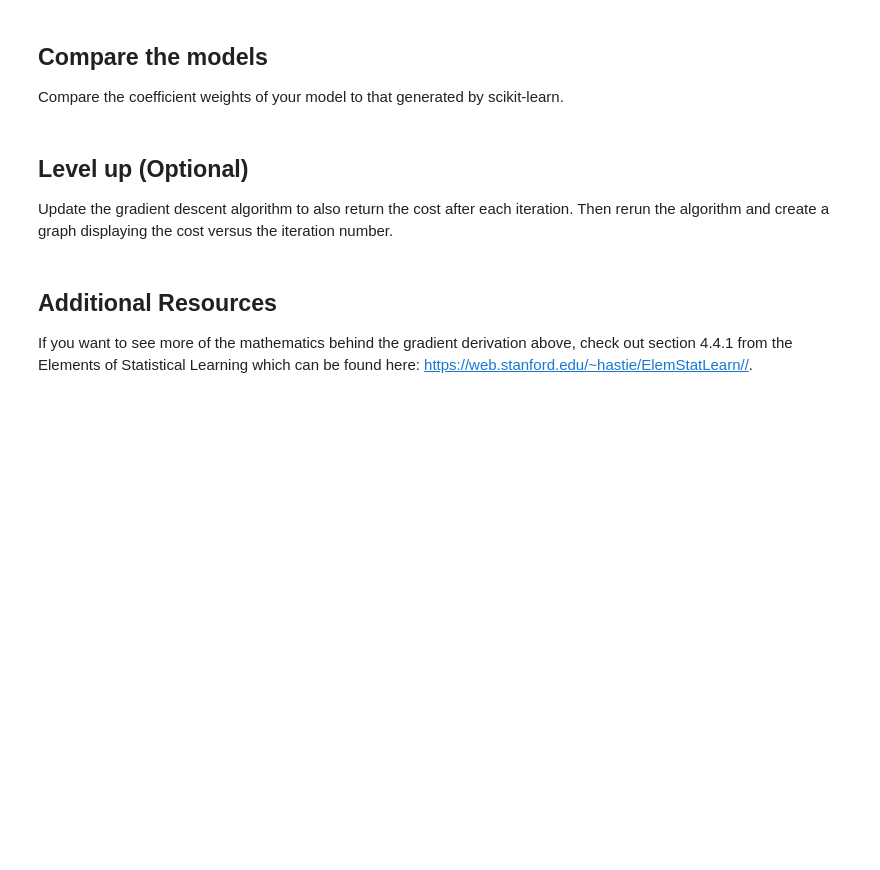
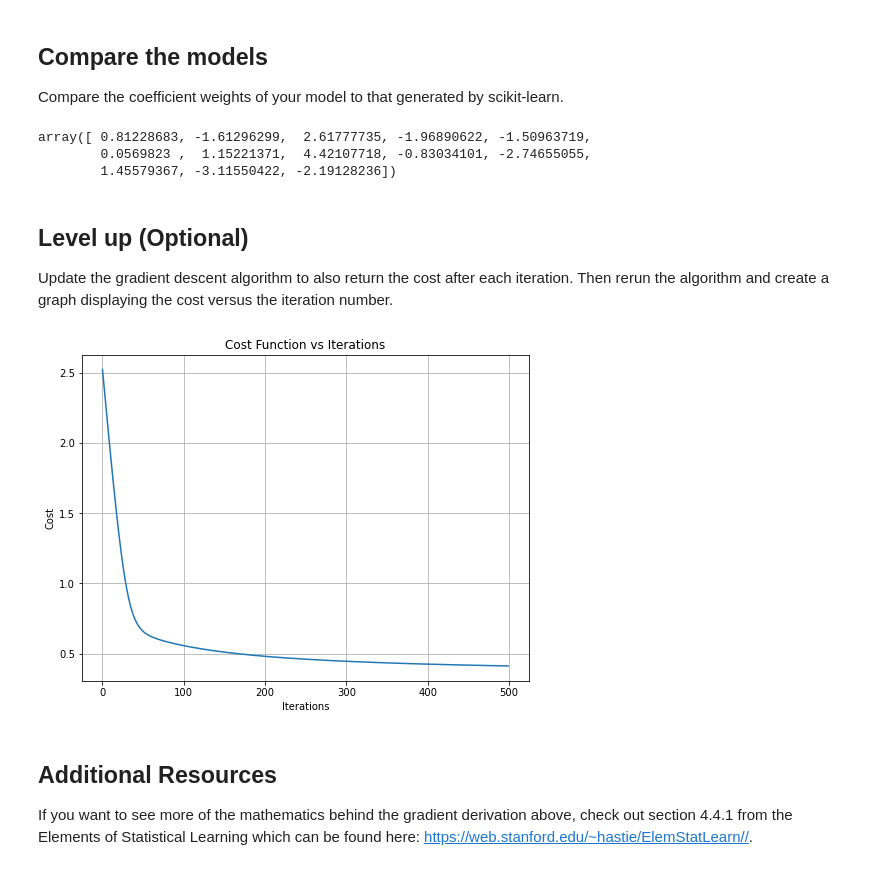
Before and after one commit to Gesh901/dsc-coding-logistic-regression-from-scratch, a Jupyter notebook: index.ipynb, the cells around one changed output. Cells and saved outputs as stored; diff of their text form; code cells hidden in the pictures; blank space fills up the shorter version.

```diff
--- a/index.ipynb
+++ b/index.ipynb
@@ -186,3 +196,15 @@ Compare the coefficient weights of your model to that generated by scikit-learn.
+# %%
+# Your code here
+
+max_iterations = 10000
+alpha = 0.01
+
+weights = grad_desc(X, y, max_iterations, alpha, initial_weights= None)[0]
+weights
+# %% [output]
+array([ 0.81228683, -1.61296299,  2.61777735, -1.96890622, -1.50963719,
+        0.0569823 ,  1.15221371,  4.42107718, -0.83034101, -2.74655055,
+        1.45579367, -3.11550422, -2.19128236])
 # %% [markdown]
 ## Level up (Optional)
 
@@ -192,3 +212,60 @@ Update the gradient descent algorithm to also return the cost after each iterati
+# %%
+# Your code here
+
+def cost_function(X, y, weights):
+    m = len(y)
+    predictions = sigmoid(np.dot(X, weights))
+    cost = (-1/m) * np.sum(y * np.log(predictions) + (1 - y) * np.log(1 - predictions))
+    return cost
+
+
+def grad_desc(X, y, max_iterations, alpha, initial_weights=None):
+    # If initial weights are not provided, set them to 1 for each feature
+    if initial_weights is None:
+        weights = np.ones(X.shape[1])
+    else:
+        weights = initial_weights
+
+    weights_history = []  # To store weights at each iteration
+    cost_history = []  # To store cost at each iteration
+
+    for i in range(max_iterations):
+        # Compute the predictions using the current weights
+        predictions = sigmoid(np.dot(X, weights))
+
+        # Compute the error (difference between actual and predicted values)
+        error = predictions - y
+
+        # Calculate the gradient
+        gradient = np.dot(X.T, error) / len(X)
+
+        # Update the weights using the gradient and learning rate
+        weights -= alpha * gradient
+
+        # Store the weights and cost of this iteration
+        weights_history.append(weights)
+        cost_history.append(cost_function(X, y, weights))
+
+    return np.array(weights_history), cost_history
+
+
+# Set parameters for gradient descent
+max_iterations = 500
+alpha = 0.1  # Learning rate
+
+# Run gradient descent
+weights_history, cost_history = grad_desc(X, y, max_iterations, alpha)
+
+# Plot the cost function over iterations
+plt.figure(figsize=(8, 6))
+plt.plot(cost_history)
+plt.title('Cost Function vs Iterations')
+plt.xlabel('Iterations')
+plt.ylabel('Cost')
+plt.grid(True)
+plt.show()
+# %% [output]
+[figure, added]
 # %% [markdown]
 ## Additional Resources
 
```
Also changed, not shown: parts of 8 cells of this notebook.
